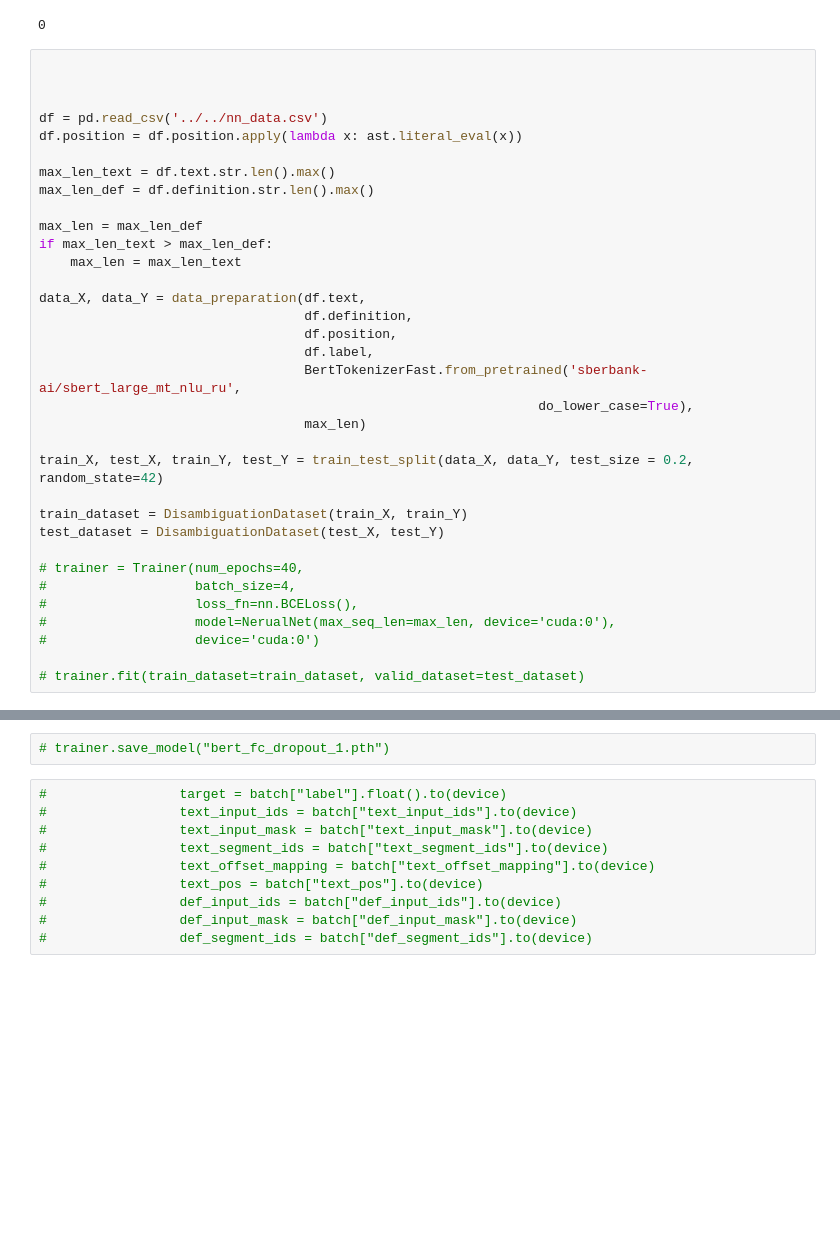
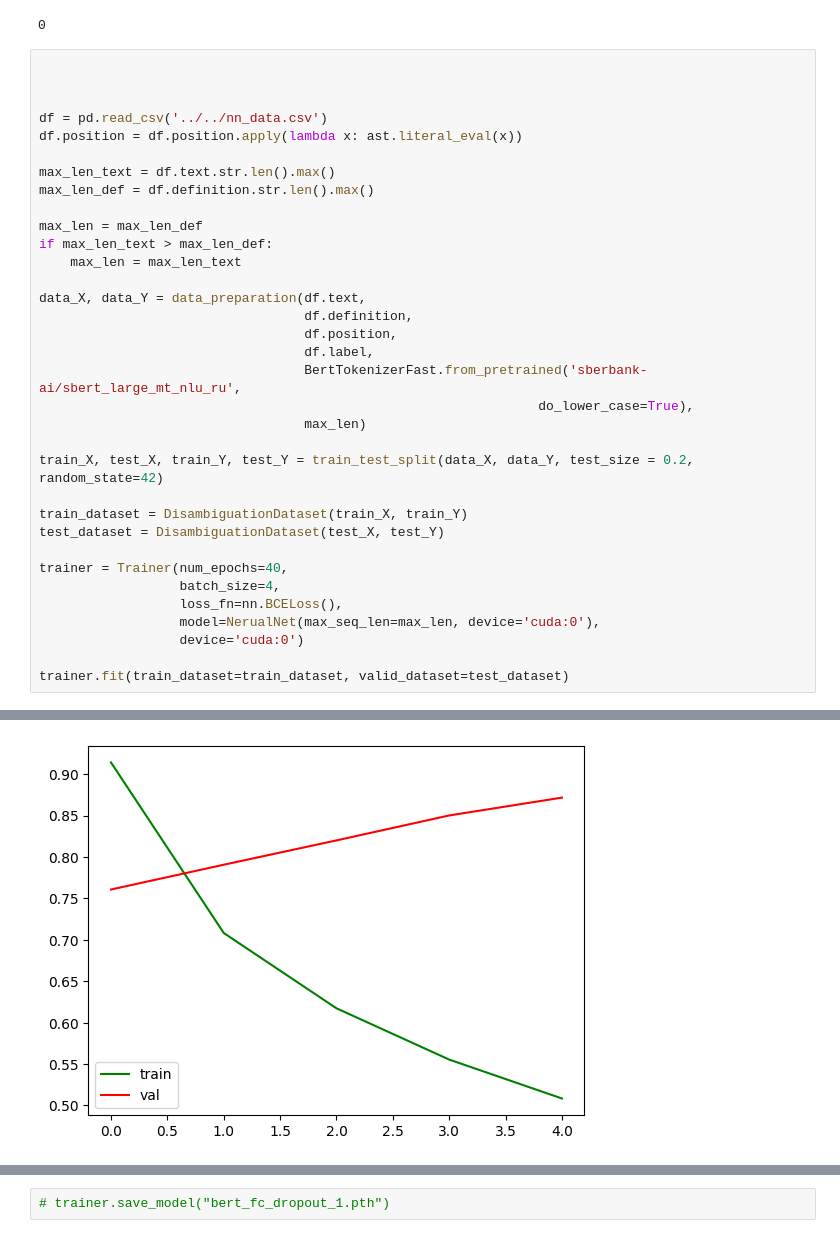
Before and after one commit to Y3g9r/Vector-base-NEL, a Jupyter notebook: src/disambiguator/disambiguator_research(BERT+FC+dropout).ipynb, the cells around one changed output, grey strips where cells are left out. Cells and saved outputs as stored; diff of their text form; blank space fills up the shorter version.

```diff
--- a/src/disambiguator/disambiguator_research(BERT+FC+dropout).ipynb
+++ b/src/disambiguator/disambiguator_research(BERT+FC+dropout).ipynb
@@ -406,10 +406,11 @@ train_X, test_X, train_Y, test_Y = train_test_split(data_X, data_Y, test_size =
 train_dataset = DisambiguationDataset(train_X, train_Y)
 test_dataset = DisambiguationDataset(test_X, test_Y)
 
-# trainer = Trainer(num_epochs=40,
-#                   batch_size=4,
-#                   loss_fn=nn.BCELoss(),
-#                   model=NerualNet(max_seq_len=max_len, device='cuda:0'),
-#                   device='cuda:0')
+trainer = Trainer(num_epochs=40,
+                  batch_size=4,
+                  loss_fn=nn.BCELoss(),
+                  model=NerualNet(max_seq_len=max_len, device='cuda:0'),
+                  device='cuda:0')
 
-# trainer.fit(train_dataset=train_dataset, valid_dataset=test_dataset)
+trainer.fit(train_dataset=train_dataset, valid_dataset=test_dataset)
+# %% [output]
@@ -415,0 +434 @@ test_dataset = DisambiguationDataset(test_X, test_Y)
+[figure, added]
@@ -416,12 +444,2 @@ test_dataset = DisambiguationDataset(test_X, test_Y)
 # %%
 # trainer.save_model("bert_fc_dropout_1.pth")
-# %%
-#                 target = batch["label"].float().to(device)
-#                 text_input_ids = batch["text_input_ids"].to(device)
-#                 text_input_mask = batch["text_input_mask"].to(device)
-#                 text_segment_ids = batch["text_segment_ids"].to(device)
-#                 text_offset_mapping = batch["text_offset_mapping"].to(device)
-#                 text_pos = batch["text_pos"].to(device)
-#                 def_input_ids = batch["def_input_ids"].to(device)
-#                 def_input_mask = batch["def_input_mask"].to(device)
-#                 def_segment_ids = batch["def_segment_ids"].to(device)
```
Also changed, not shown: parts of 3 cells of this notebook, 5 other files.
